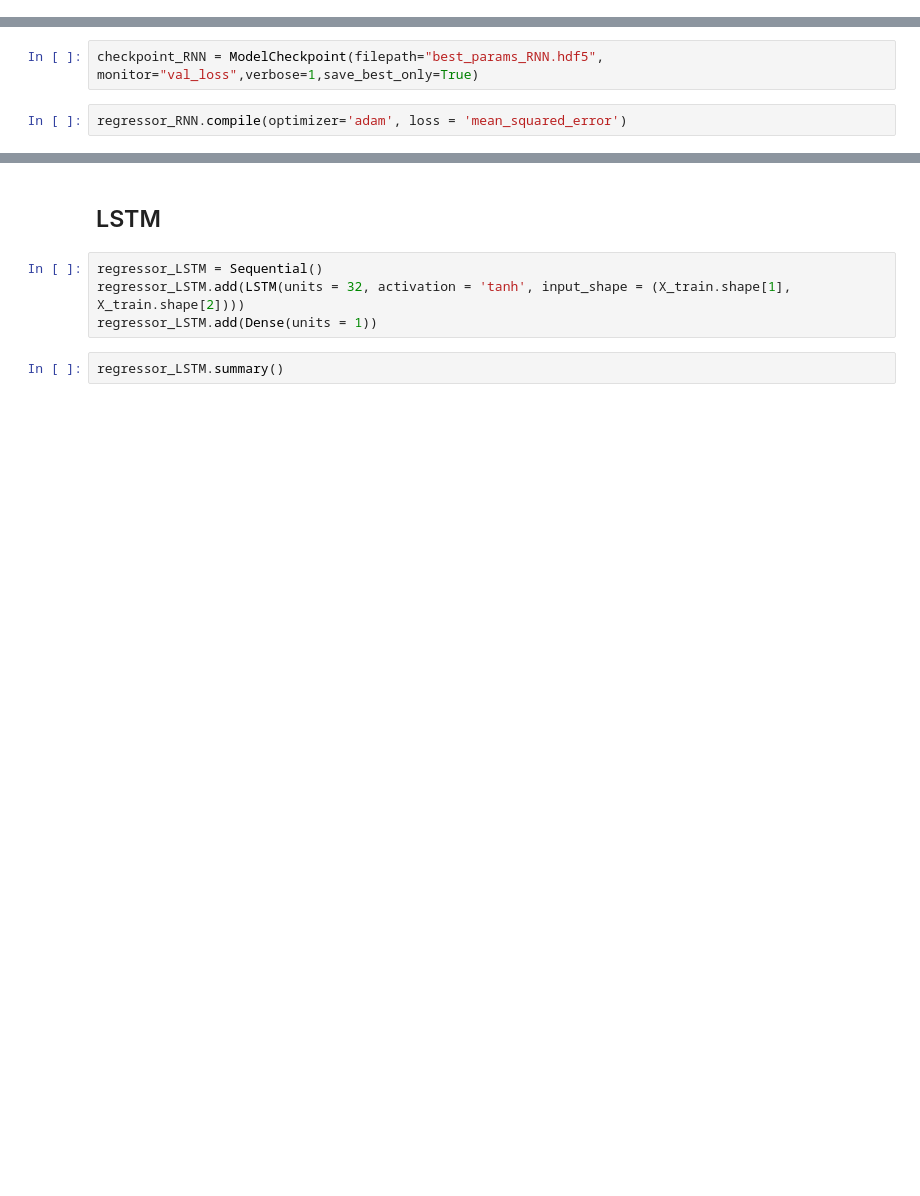
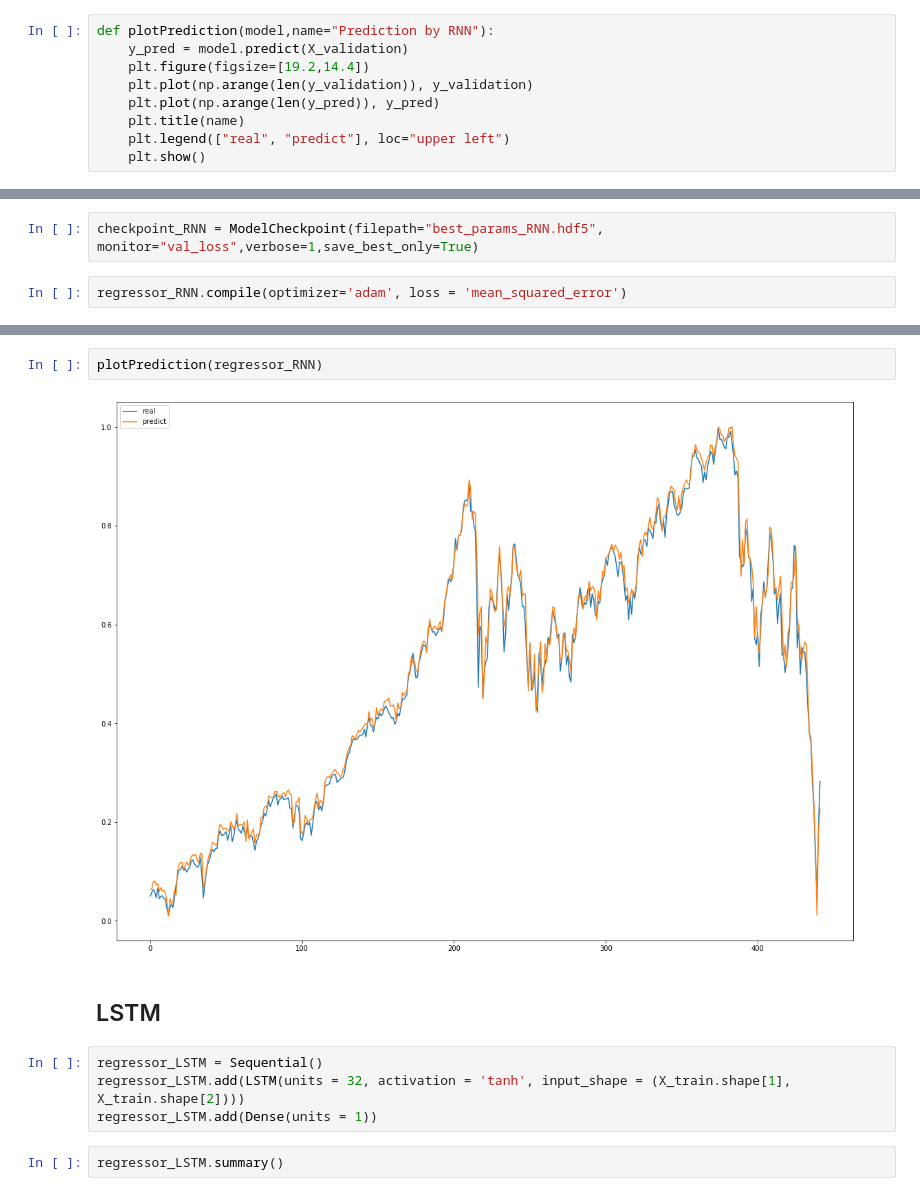
Before and after one commit to Tai13492/Fintech-Homework, a Jupyter notebook: hw4/t08902205.ipynb, the cells around one changed output, grey strips where cells are left out. Saved outputs shown, nothing was run; the diff lists cells and outputs as text; blank space fills up the shorter version.

```diff
--- a/hw4/t08902205.ipynb
+++ b/hw4/t08902205.ipynb
@@ -100,3 +110,12 @@ early_stopping = EarlyStopping(monitor="val_loss", mode="min", patience=8)
+# %%
+def plotPrediction(model,name="Prediction by RNN"):
+    y_pred = model.predict(X_validation)
+    plt.figure(figsize=[19.2,14.4])
+    plt.plot(np.arange(len(y_validation)), y_validation)
+    plt.plot(np.arange(len(y_pred)), y_pred)
+    plt.title(name)
+    plt.legend(["real", "predict"], loc="upper left")
+    plt.show()
 # %% [markdown]
 ## Vanilla RNN
 # %%
@@ -146,3 +170,7 @@ Epoch 00050: val_loss did not improve from 0.00036
+# %%
+plotPrediction(regressor_RNN)
+# %% [output]
+[figure, added]
 # %% [markdown]
 ## LSTM
 # %%
```
Also changed, not shown: parts of 13 cells of this notebook.
